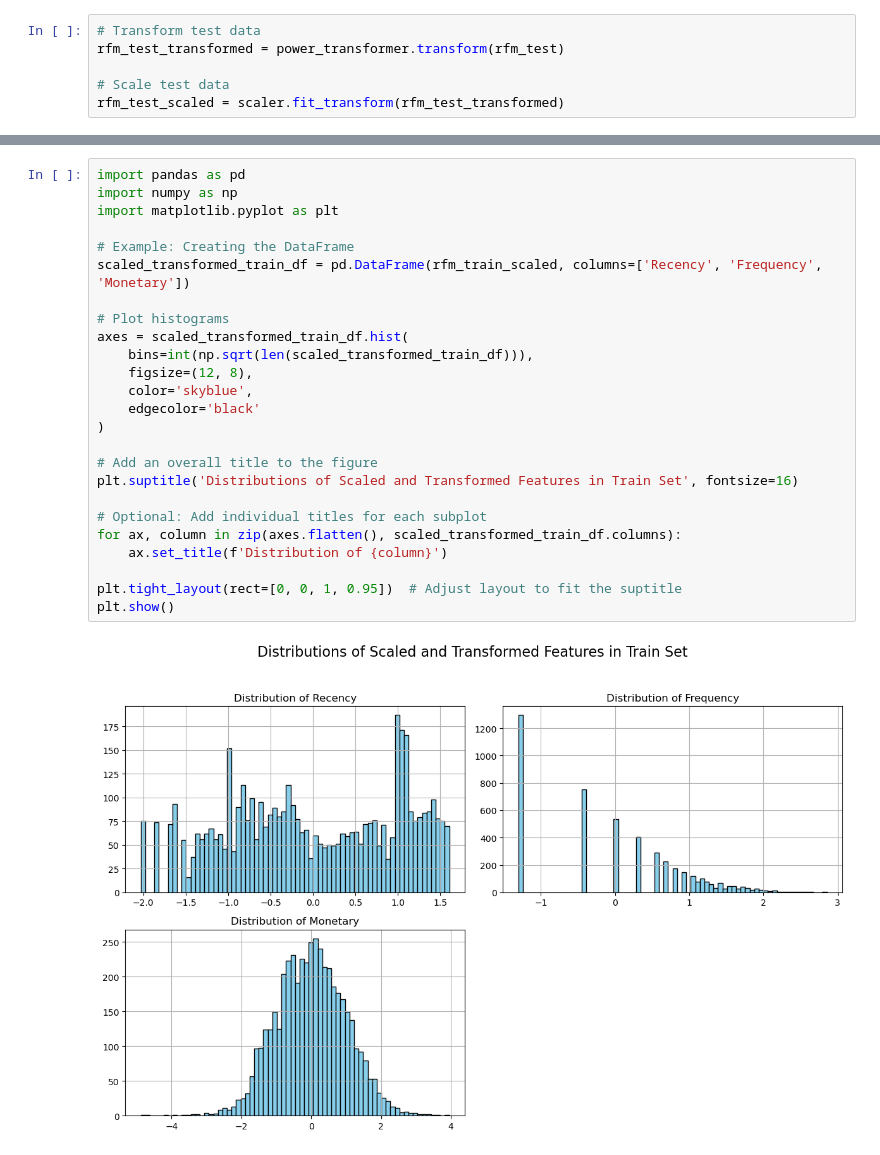
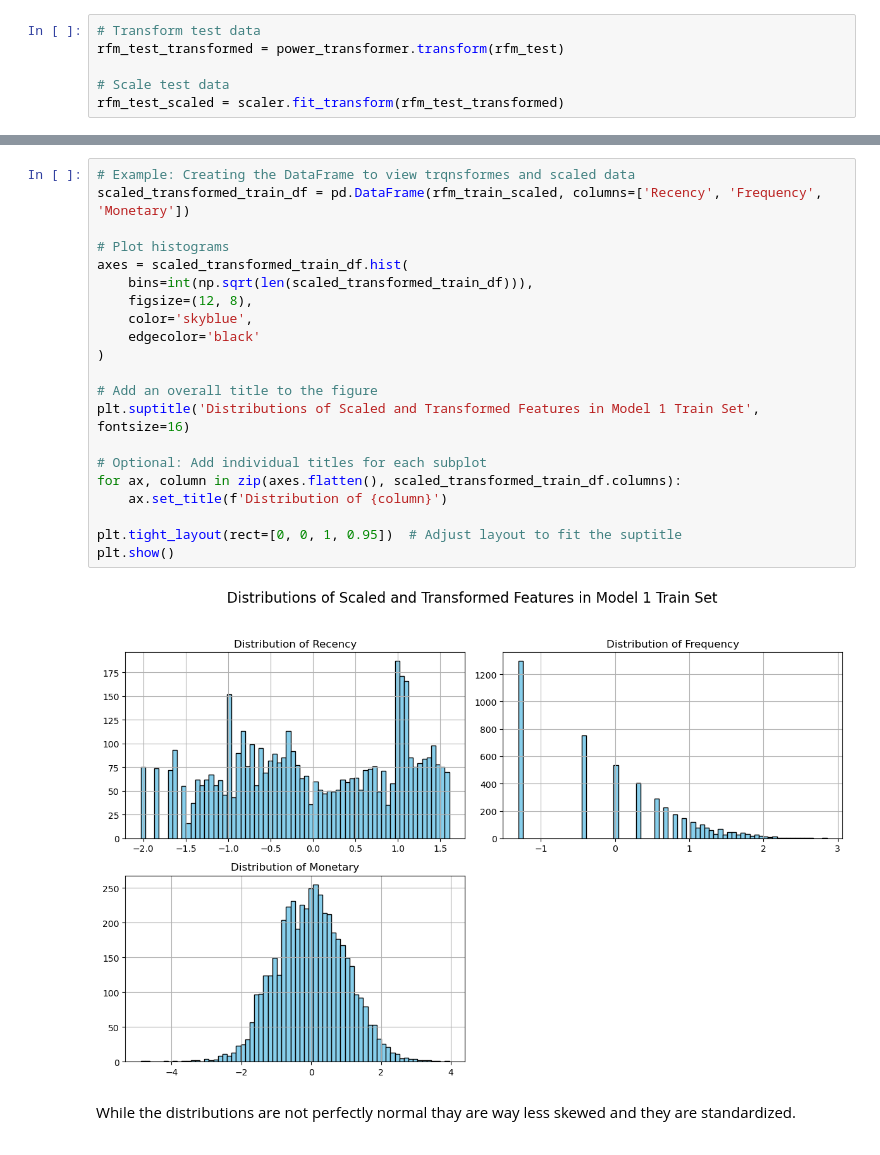
Before and after one commit to Nessiva525/springboard, a Jupyter notebook: Online_retail_II copy/Notebooks/Capstone_2_Preprocessing_and_Training_Development.ipynb, the cells around one changed output, grey strips where cells are left out. Cells and saved outputs as stored; diff of their text form.

```diff
--- a/Online_retail_II copy/Notebooks/Capstone_2_Preprocessing_and_Training_Development.ipynb
+++ b/Online_retail_II copy/Notebooks/Capstone_2_Preprocessing_and_Training_Development.ipynb
@@ -103,27 +154,25 @@ rfm_test_scaled = scaler.fit_transform(rfm_test_transformed)
 # %%
-import pandas as pd
-import numpy as np
-import matplotlib.pyplot as plt
-
-# Example: Creating the DataFrame
+# Example: Creating the DataFrame to view trqnsformes and scaled data
 scaled_transformed_train_df = pd.DataFrame(rfm_train_scaled, columns=['Recency', 'Frequency', 'Monetary'])
 
 # Plot histograms
 axes = scaled_transformed_train_df.hist(
     bins=int(np.sqrt(len(scaled_transformed_train_df))),
     figsize=(12, 8),
     color='skyblue',
     edgecolor='black'
 )
 
 # Add an overall title to the figure
-plt.suptitle('Distributions of Scaled and Transformed Features in Train Set', fontsize=16)
+plt.suptitle('Distributions of Scaled and Transformed Features in Model 1 Train Set', fontsize=16)
 
 # Optional: Add individual titles for each subplot
 for ax, column in zip(axes.flatten(), scaled_transformed_train_df.columns):
     ax.set_title(f'Distribution of {column}')
 
 plt.tight_layout(rect=[0, 0, 1, 0.95])  # Adjust layout to fit the suptitle
 plt.show()
 # %% [output]
-[figure, old version]
+[figure, new version]
+# %% [markdown]
+While the distributions are not perfectly normal thay are way less skewed and they are standardized.
```
Also changed, not shown: parts of 36 cells of this notebook, 5 other files.
